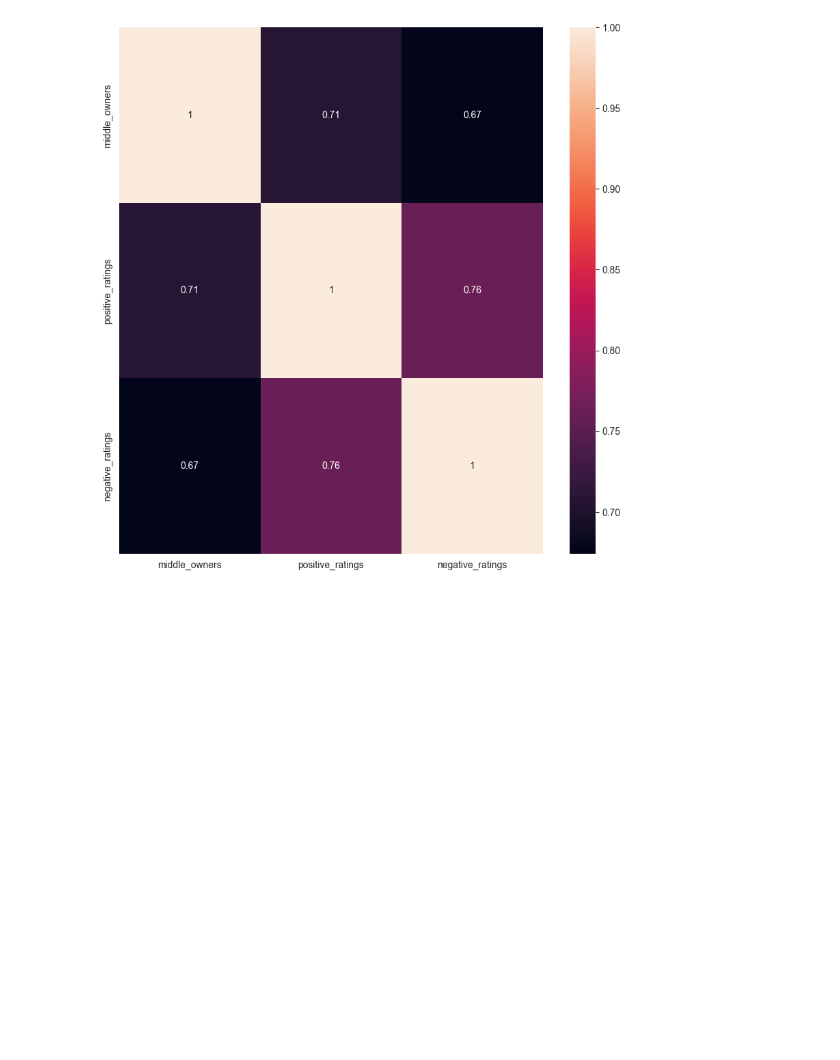
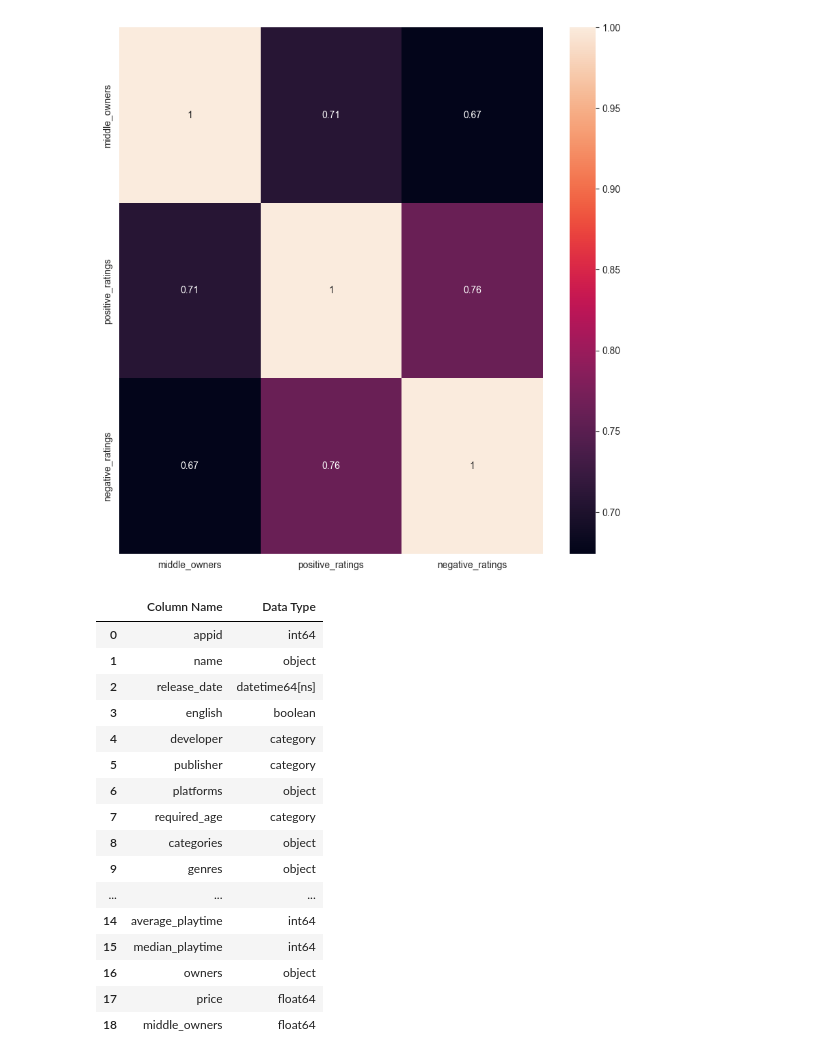
Before and after one commit to Bmknezev/ESOF-3675-Project, a Jupyter notebook: notebook.ipynb, the cells around one changed output. Saved outputs shown, nothing was run; the diff lists cells and outputs as text; code cells hidden in the pictures; blank space fills up the shorter version.

```diff
--- a/notebook.ipynb
+++ b/notebook.ipynb
@@ -297,3 +297,26 @@ sns.heatmap(games[['middle_owners', 'positive_ratings', 'negative_ratings']].cor
 plt.show()
 # %% [output]
 [figure]
+# %%
+# table of all columns with thier data type
+data_types = pd.DataFrame(games.dtypes, columns=['Data Type']).reset_index()
+data_types.columns = ['Column Name', 'Data Type']
+data_types
+# %% [output]
+|  | Column Name | Data Type |
+| 0 | appid | int64 |
+| 1 | name | object |
+| 2 | release_date | datetime64[ns] |
+| 3 | english | boolean |
+| 4 | developer | category |
+| 5 | publisher | category |
+| 6 | platforms | object |
+| 7 | required_age | category |
+| 8 | categories | object |
+| 9 | genres | object |
+| ... | ... | ... |
+| 14 | average_playtime | int64 |
+| 15 | median_playtime | int64 |
+| 16 | owners | object |
+| 17 | price | float64 |
+| 18 | middle_owners | float64 |
```
Also changed, not shown: parts of 6 cells of this notebook, 1 other file.
